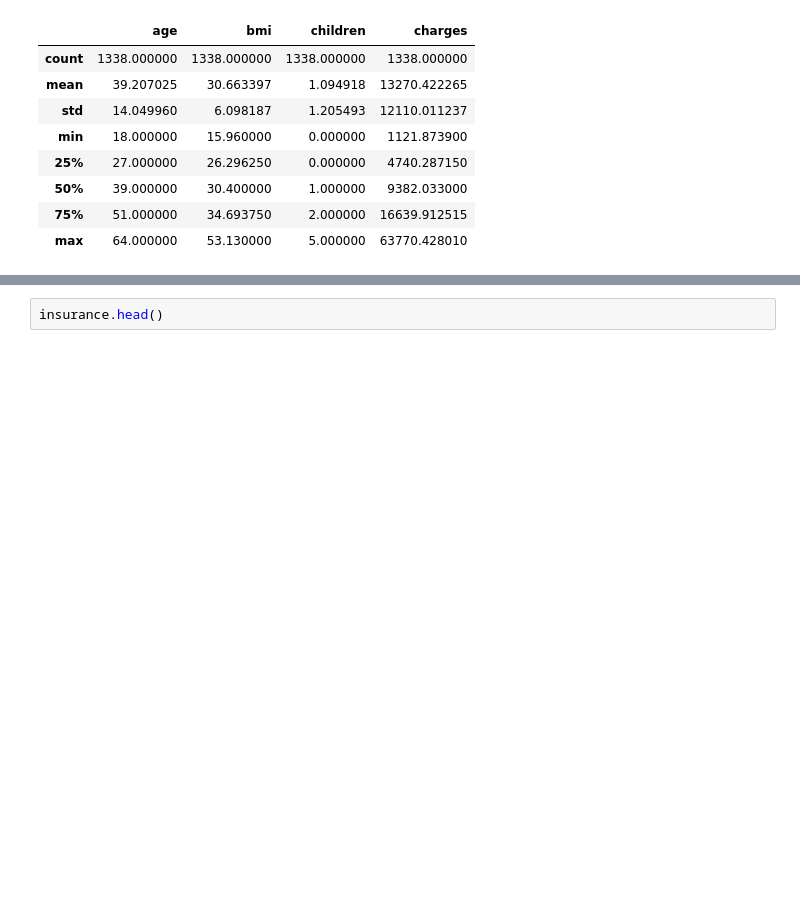
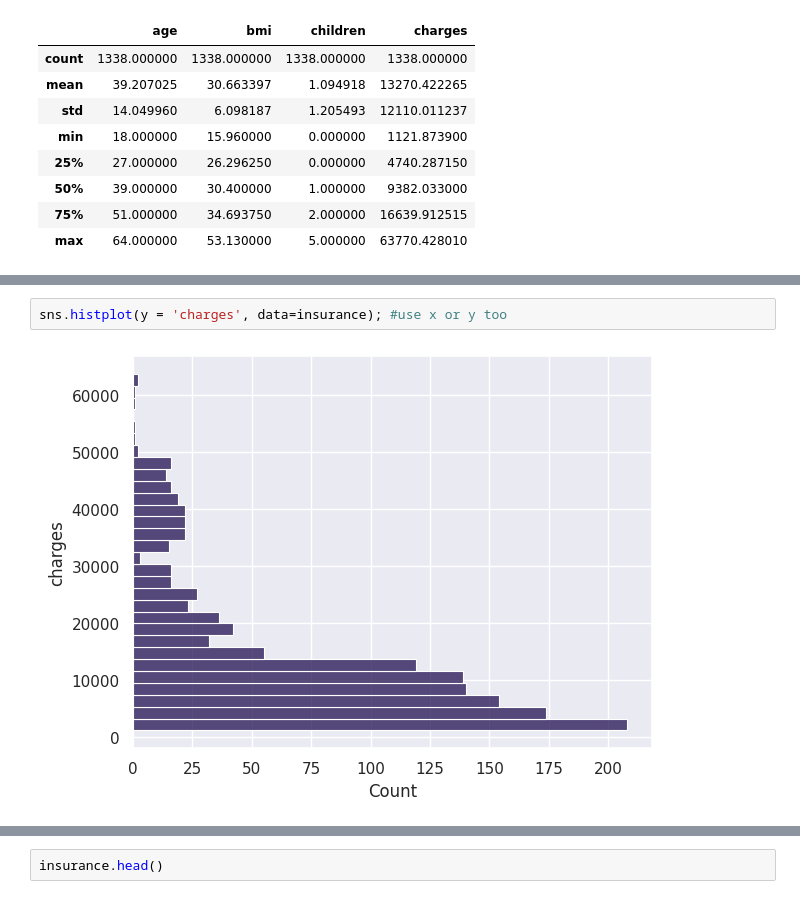
Before and after one commit to maeve70/medical-insurance-project, a Jupyter notebook: MedicalInsuranceCostsCC.ipynb, the cells around one changed output, grey strips where cells are left out. Drawn from its saved outputs; the diff is of its cells as text; blank space fills up the shorter version.

```diff
--- a/MedicalInsuranceCostsCC.ipynb
+++ b/MedicalInsuranceCostsCC.ipynb
@@ -76,0 +243,4 @@ age: 39, bmi, 30.6, children: 1, charges: 13270.42
+# %%
+sns.histplot(y = 'charges', data=insurance); #use x or y too
+# %% [output]
+[figure, added]
```
Also changed, not shown: parts of 115 cells of this notebook.
